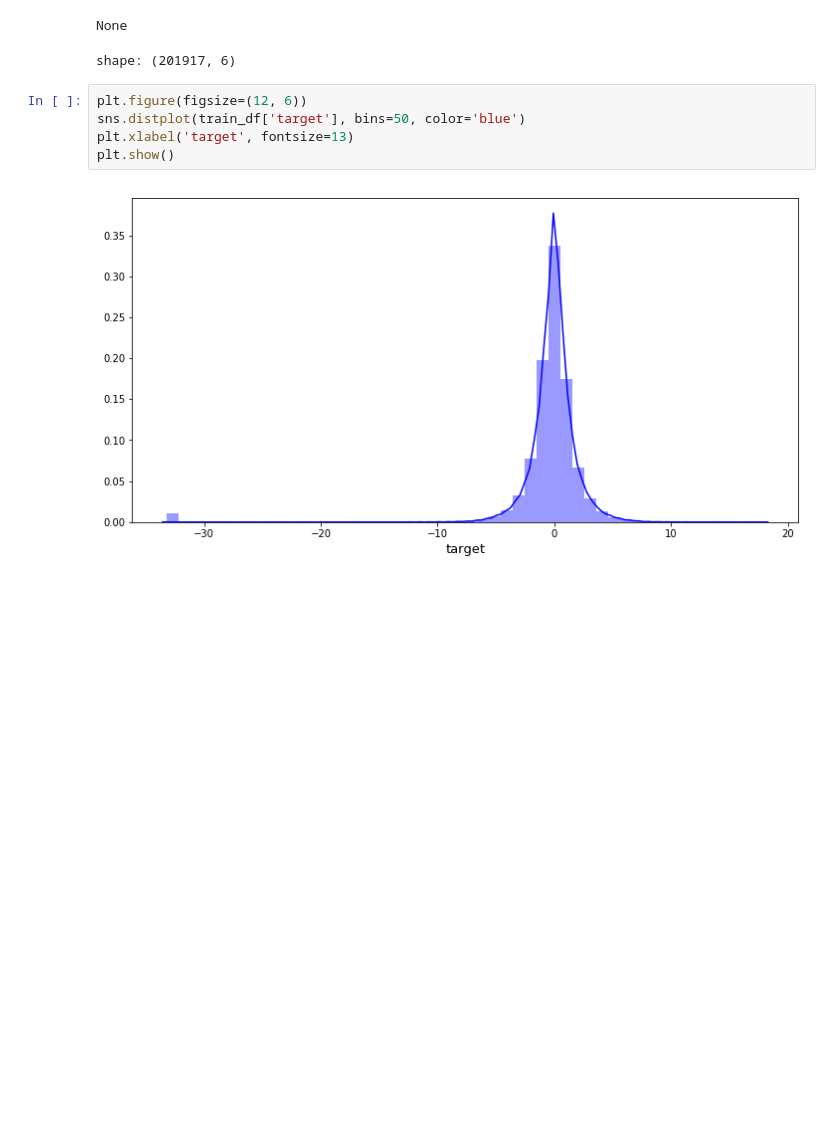
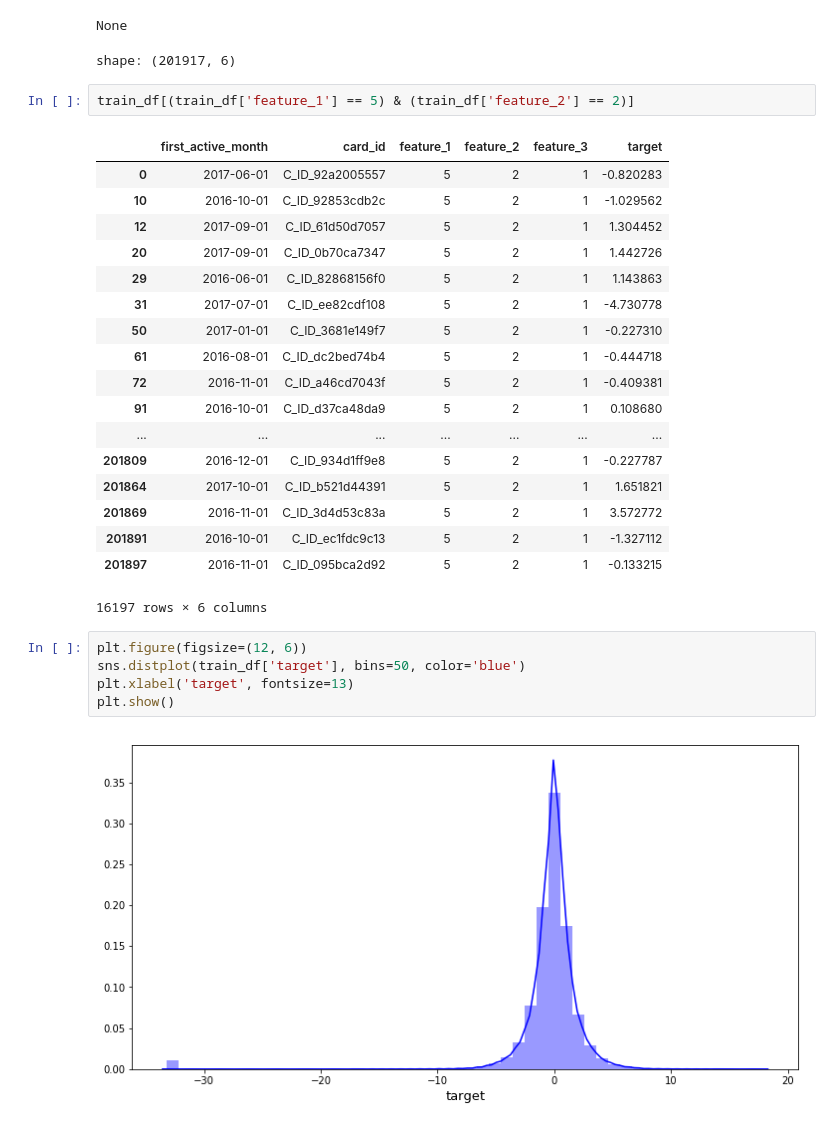
Before and after one commit to BoykoAA/list_lolecs_team, a Jupyter notebook: Elo_Category_Recommendation/Baseline#1.ipynb, the cells around one changed output. Cells and saved outputs as stored; diff of their text form; blank space fills up the shorter version.

```diff
--- a/Elo_Category_Recommendation/Baseline#1.ipynb
+++ b/Elo_Category_Recommendation/Baseline#1.ipynb
@@ -40,6 +40,27 @@ dtypes: datetime64[ns](1), float64(1), int64(3), object(1)
 memory usage: 9.2+ MB
 None
 shape: (201917, 6)
+# %%
+train_df[(train_df['feature_1'] == 5) & (train_df['feature_2'] == 2)]
+# %% [output]
+|  | first_active_month | card_id | feature_1 | feature_2 | feature_3 | target |
+| 0 | 2017-06-01 | C_ID_92a2005557 | 5 | 2 | 1 | -0.820283 |
+| 10 | 2016-10-01 | C_ID_92853cdb2c | 5 | 2 | 1 | -1.029562 |
+| 12 | 2017-09-01 | C_ID_61d50d7057 | 5 | 2 | 1 | 1.304452 |
+| 20 | 2017-09-01 | C_ID_0b70ca7347 | 5 | 2 | 1 | 1.442726 |
+| 29 | 2016-06-01 | C_ID_82868156f0 | 5 | 2 | 1 | 1.143863 |
+| 31 | 2017-07-01 | C_ID_ee82cdf108 | 5 | 2 | 1 | -4.730778 |
+| 50 | 2017-01-01 | C_ID_3681e149f7 | 5 | 2 | 1 | -0.227310 |
+| 61 | 2016-08-01 | C_ID_dc2bed74b4 | 5 | 2 | 1 | -0.444718 |
+| 72 | 2016-11-01 | C_ID_a46cd7043f | 5 | 2 | 1 | -0.409381 |
+| 91 | 2016-10-01 | C_ID_d37ca48da9 | 5 | 2 | 1 | 0.108680 |
+| ... | ... | ... | ... | ... | ... | ... |
+| 201809 | 2016-12-01 | C_ID_934d1ff9e8 | 5 | 2 | 1 | -0.227787 |
+| 201864 | 2017-10-01 | C_ID_b521d44391 | 5 | 2 | 1 | 1.651821 |
+| 201869 | 2016-11-01 | C_ID_3d4d53c83a | 5 | 2 | 1 | 3.572772 |
+| 201891 | 2016-10-01 | C_ID_ec1fdc9c13 | 5 | 2 | 1 | -1.327112 |
+| 201897 | 2016-11-01 | C_ID_095bca2d92 | 5 | 2 | 1 | -0.133215 |
+16197 rows × 6 columns
 # %%
 plt.figure(figsize=(12, 6))
 sns.distplot(train_df['target'], bins=50, color='blue')
```
